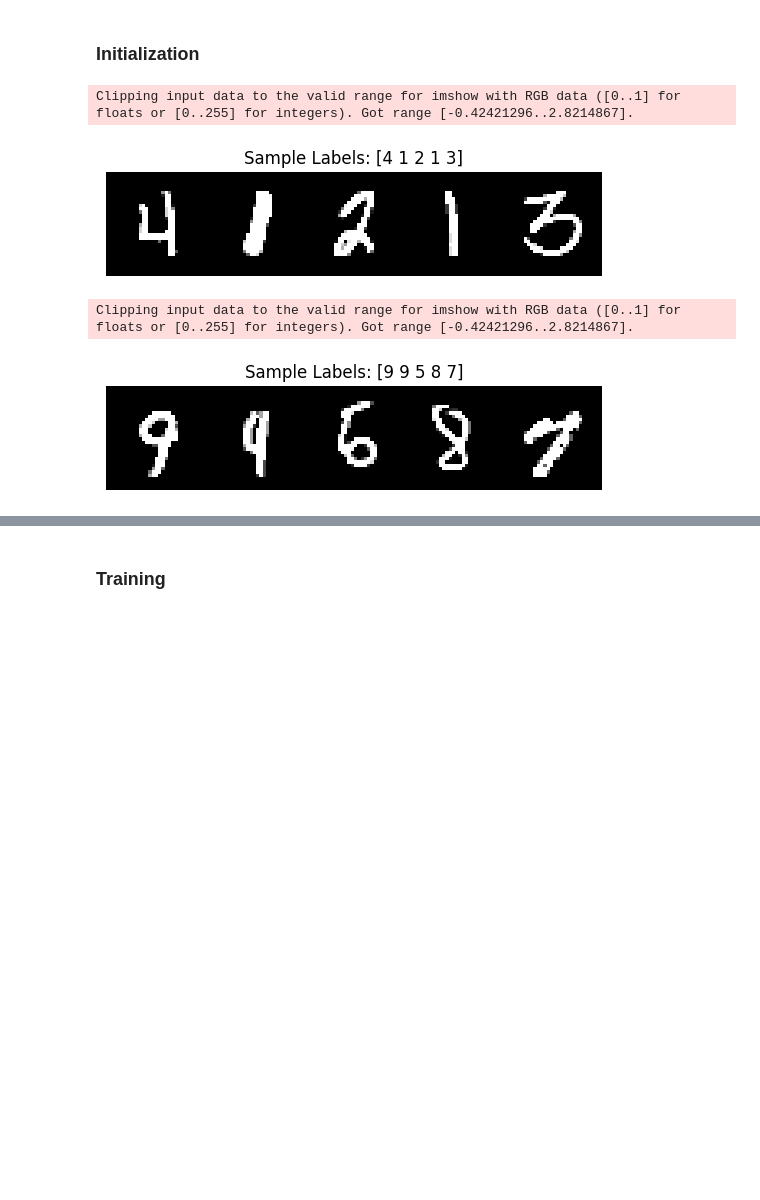
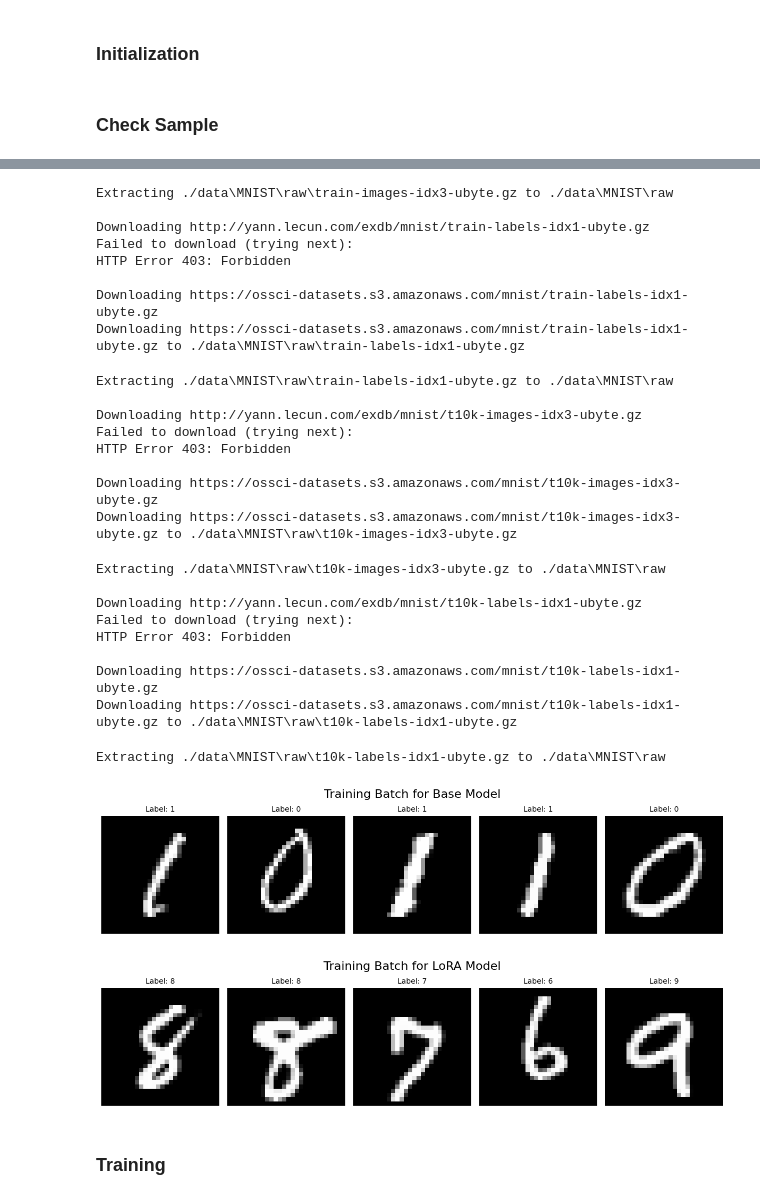
Before and after one commit to NightFore/LoRA_MNIST_Finetuning, a Jupyter notebook: LoRA_MNIST_Finetuning.ipynb, the cells around one changed output, grey strips where cells are left out. Saved outputs shown, nothing was run; the diff lists cells and outputs as text; code cells hidden in the pictures; blank space fills up the shorter version.

```diff
--- a/LoRA_MNIST_Finetuning.ipynb
+++ b/LoRA_MNIST_Finetuning.ipynb
@@ -142,8 +253,8 @@ class MNISTDataset(Dataset):
         data_dir (str): Directory to store/load MNIST data.
         train (bool): Whether to load the training set (True) or test set (False).
         download (bool): Whether to download the dataset if not already present.
-        digits (list of int, optional): A list of digits to filter. If None, all digits are included.
-        transform (callable, optional): Transformation to apply to images.
+        digits (list[int] or None): A list of digits to filter. If None, all digits are included.
+        transform (callable or None): Transformation to apply to images.
     """
     def __init__(self, data_dir, train, download=True, digits=None, transform=None):
         self.data_dir = data_dir
@@ -339,27 +438,11 @@ dm_lora = MNISTDataModule(data_dir=data_dir, batch_size=batch_size, val_split=va
-# %%
-def check_sample(datamodule, batch_size=5):
-    # Set to evaluation mode to avoid affecting training
-    datamodule.setup('fit')
-
-    # Create a DataLoader for the training set
-    train_loader = DataLoader(datamodule.train_data, batch_size=batch_size, shuffle=True)
-
-    # Get a batch
-    images, labels = next(iter(train_loader))
-
-    # Plot the images to visually check them
-    grid = torchvision.utils.make_grid(images)
-    plt.imshow(grid.permute(1, 2, 0).cpu().numpy())  # Convert from CxHxW to HxWxC
-    plt.title(f"Sample Labels: {labels.numpy()}")
-    plt.axis('off')
-    plt.show()
-
-# Check a sample before starting the training
-if debug:
-    check_sample(dm_base)
-    check_sample(dm_lora)
-# %% [output]
-Clipping input data to the valid range for imshow with RGB data ([0..1] for floats or [0..255] for integers). Got range [-0.42421296..2.8214867].
-[figure, removed]
-Clipping input data to the valid range for imshow with RGB data ([0..1] for floats or [0..255] for integers). Got range [-0.42421296..2.8214867].
-[figure, removed]
+# %% [markdown]
+### Check Sample
+# %%
+# Visualize a batch of training data from the 'base' datamodule
+x, y = get_batch_from_dataset(datamodule=dm_base, batch_size=5, setup_stage="train")
+visualize_batch(x, y, title="Training Batch for Base Model")
+
+# Visualize a batch of training data from the 'lora' datamodule
+x, y = get_batch_from_dataset(datamodule=dm_lora, batch_size=5, setup_stage="train")
+visualize_batch(x, y, title="Training Batch for LoRA Model")
+# %% [output]
@@ -366,3 +455,30 @@ Clipping input data to the valid range for imshow with RGB data ([0..1] for floa
+Extracting ./data\MNIST\raw\train-images-idx3-ubyte.gz to ./data\MNIST\raw
+
+Downloading http://yann.lecun.com/exdb/mnist/train-labels-idx1-ubyte.gz
+Failed to download (trying next):
+HTTP Error 403: Forbidden
+
+Downloading https://ossci-datasets.s3.amazonaws.com/mnist/train-labels-idx1-ubyte.gz
+Downloading https://ossci-datasets.s3.amazonaws.com/mnist/train-labels-idx1-ubyte.gz to ./data\MNIST\raw\train-labels-idx1-ubyte.gz
+Extracting ./data\MNIST\raw\train-labels-idx1-ubyte.gz to ./data\MNIST\raw
+
+Downloading http://yann.lecun.com/exdb/mnist/t10k-images-idx3-ubyte.gz
+Failed to download (trying next):
+HTTP Error 403: Forbidden
+
+Downloading https://ossci-datasets.s3.amazonaws.com/mnist/t10k-images-idx3-ubyte.gz
+Downloading https://ossci-datasets.s3.amazonaws.com/mnist/t10k-images-idx3-ubyte.gz to ./data\MNIST\raw\t10k-images-idx3-ubyte.gz
+Extracting ./data\MNIST\raw\t10k-images-idx3-ubyte.gz to ./data\MNIST\raw
+
+Downloading http://yann.lecun.com/exdb/mnist/t10k-labels-idx1-ubyte.gz
+Failed to download (trying next):
+HTTP Error 403: Forbidden
+
+Downloading https://ossci-datasets.s3.amazonaws.com/mnist/t10k-labels-idx1-ubyte.gz
+Downloading https://ossci-datasets.s3.amazonaws.com/mnist/t10k-labels-idx1-ubyte.gz to ./data\MNIST\raw\t10k-labels-idx1-ubyte.gz
+Extracting ./data\MNIST\raw\t10k-labels-idx1-ubyte.gz to ./data\MNIST\raw
+[figure, added]
+[figure, added]
 # %% [markdown]
 ### Training
 # %%
```
Also changed, not shown: parts of 15 cells of this notebook.
